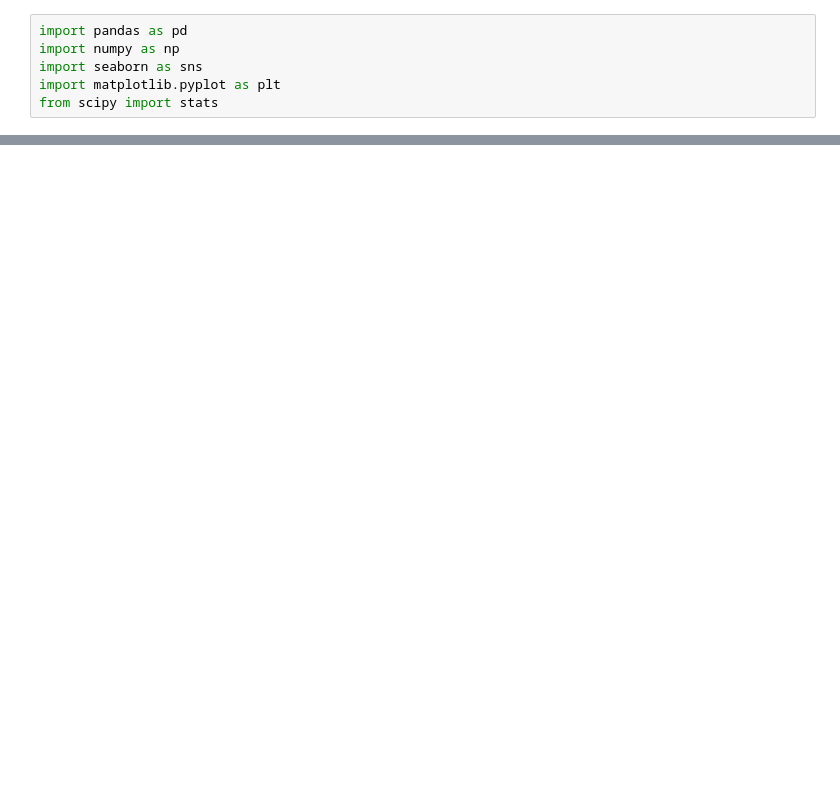
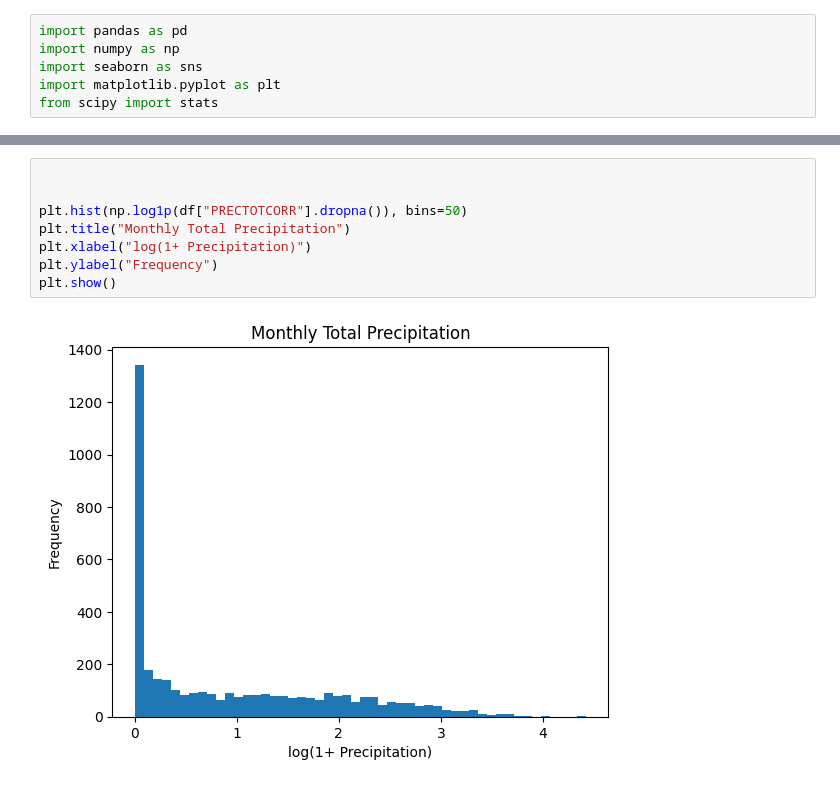
Before and after one commit to rahelm1/climate-challenge-week0, a Jupyter notebook: notebooks/ethiopia_eda.ipynb, the cells around one changed output, grey strips where cells are left out. Saved outputs shown, nothing was run; the diff lists cells and outputs as text; blank space fills up the shorter version.

```diff
--- a/notebooks/ethiopia_eda.ipynb
+++ b/notebooks/ethiopia_eda.ipynb
@@ -27,0 +347,10 @@ Duplicates found: 0
+# %%
+
+
+plt.hist(np.log1p(df["PRECTOTCORR"].dropna()), bins=50)
+plt.title("Monthly Total Precipitation")
+plt.xlabel("log(1+ Precipitation)")
+plt.ylabel("Frequency")
+plt.show()
+# %% [output]
+[figure, added]
```
Also changed, not shown: parts of 58 cells of this notebook, 4 other files.
